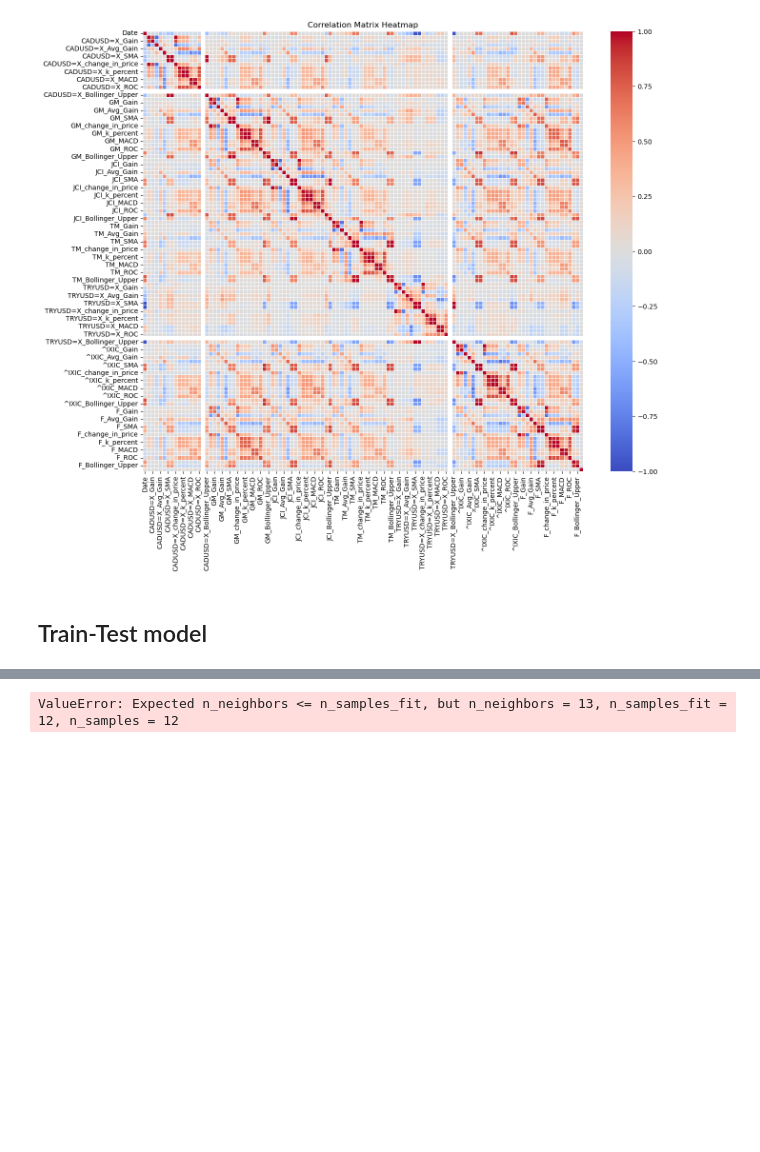
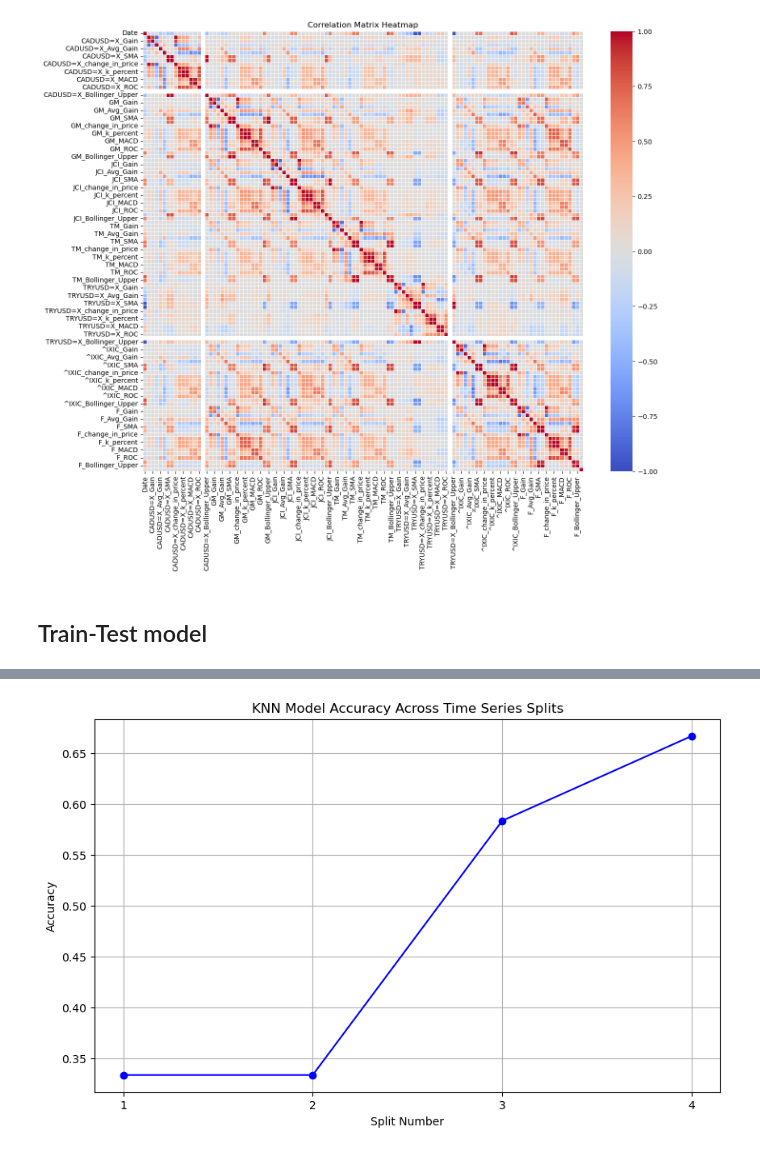
Before and after one commit to Arnabds/equity-vs-commodity, a Jupyter notebook: Minh_notebook/Minh_KNN_class.ipynb, the cells around one changed output, grey strips where cells are left out. Cells and saved outputs as stored; diff of their text form; code cells hidden in the pictures; blank space fills up the shorter version.

```diff
--- a/Minh_notebook/Minh_KNN_class.ipynb
+++ b/Minh_notebook/Minh_KNN_class.ipynb
@@ -447,32 +339,0 @@ plt.show()
-# %%
-k_values = range(3, 21, 2)
-k_accuracies_tuned = []  # Store average accuracy for each k during tuning
-
-for k in k_values:
-    split_accuracies = []
-
-    for train_index, test_index in time_series_splits:
-        # Define training and testing sets
-        X_train, X_test = df_last_60.iloc[train_index][features], df_last_60.iloc[test_index][features]
-        y_train, y_test = df_last_60.iloc[train_index][target], df_last_60.iloc[test_index][target]
-
-        # Apply scaling and power transformation
-        X_train_scaled = scaler.fit_transform(X_train)
-        X_test_scaled = scaler.transform(X_test)
-
-        X_train_transformed = power_transformer.fit_transform(X_train_scaled)
-        X_test_transformed = power_transformer.transform(X_test_scaled)
-
-        # Initialize KNN with current k-value
-        knn = KNeighborsClassifier(n_neighbors=k, metric=custom_dtw)
-        knn.fit(X_train_transformed, y_train)
-
-        # Predict and evaluate accuracy on test set
-        y_pred = knn.predict(X_test_transformed)
-        accuracy = accuracy_score(y_test, y_pred)
-        split_accuracies.append(accuracy)
-
-    # Calculate and store the average accuracy for this k-value
-    k_accuracies_tuned.append(sum(split_accuracies) / len(split_accuracies))
-# %% [output]
-ValueError: Expected n_neighbors <= n_samples_fit, but n_neighbors = 13, n_samples_fit = 12, n_samples = 12
@@ -486,0 +340,47 @@ plt.show()
+# %%
+def train_test_model(df=df_last_60, k=5 , _metric = custom_dtw,weight='uniform'): #default
+    # Initialize a list to store accuracy results for each split
+    accuracies = []
+
+    # Step 4: Train a single KNN model with default parameters on each split and evaluate accuracy
+    for train_index, test_index in tscv.split(df):
+
+        # Split the data into train and test sets based on indices
+        X_train, X_test = df.iloc[train_index][features], df.iloc[test_index][features]
+        y_train, y_test = df.iloc[train_index][target], df.iloc[test_index][target]
+
+        # Apply scaling on the training data and then apply the same scaler on the test data
+        scaler = StandardScaler()
+        X_train_scaled = scaler.fit_transform(X_train)
+        X_test_scaled = scaler.transform(X_test)
+
+        # Apply Power Transformation on the scaled data
+        power_transformer = PowerTransformer()
+        X_train_transformed = power_transformer.fit_transform(X_train_scaled)
+        X_test_transformed = power_transformer.transform(X_test_scaled)
+
+        # Initialize KNN model
+        knn_60 = KNeighborsClassifier(n_neighbors = k, metric= _metric,weights = weight)
+        knn_60.fit(X_train_transformed, y_train)
+
+        # Predict on test set and calculate accuracy
+        y_pred = knn_60.predict(X_test_transformed)
+        accuracy = accuracy_score(y_test, y_pred)
+        accuracies.append(accuracy)
+    return accuracies
+# %%
+def plot_model(acc):
+    plt.figure(figsize=(10, 6))
+    plt.plot(range(1, len(acc) + 1), acc, marker='o', linestyle='-', color='b')
+    plt.title("KNN Model Accuracy Across Time Series Splits")
+    plt.xlabel("Split Number")
+    plt.ylabel("Accuracy")
+    plt.xticks(range(1, len(acc) + 1))
+    plt.grid(True)
+    plt.show()
+# %%
+# Model KNN with DTW (k=5)
+acc = train_test_model(k=5)
+plot_model(acc)
+# %% [output]
+[figure, added]
```
Also changed, not shown: parts of 32 cells of this notebook, 5 other files.
